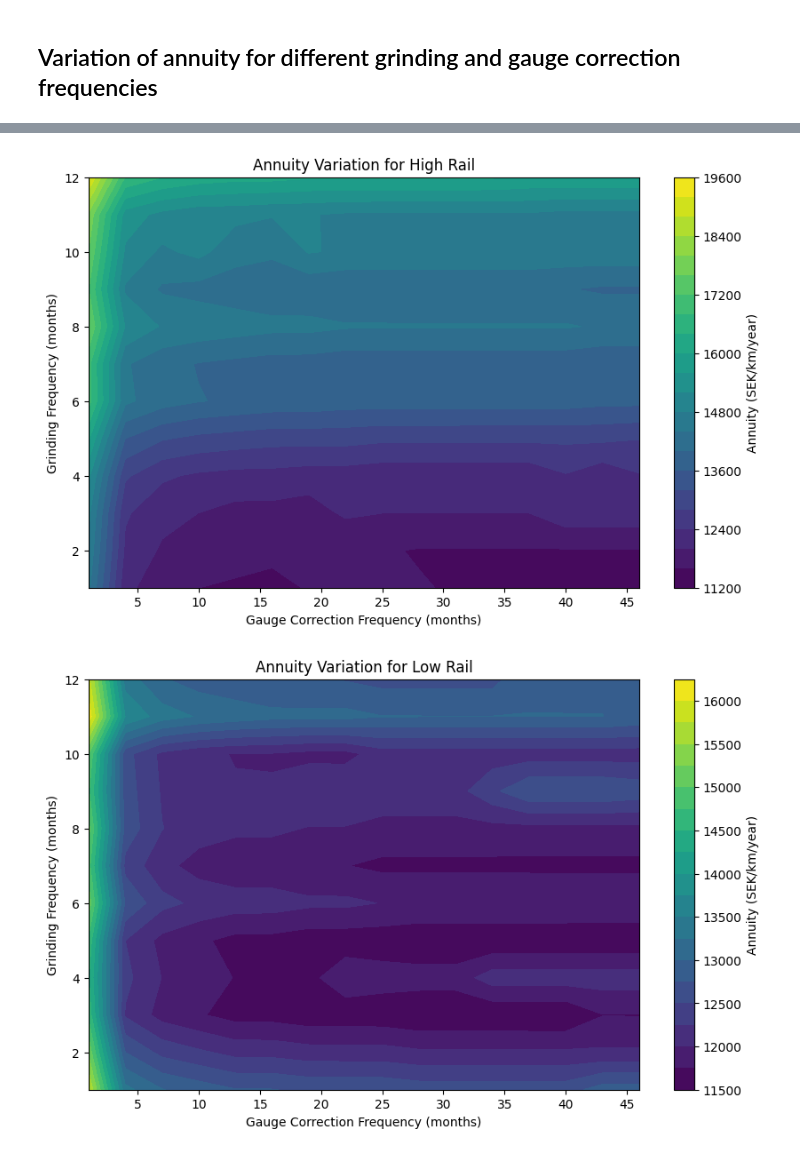
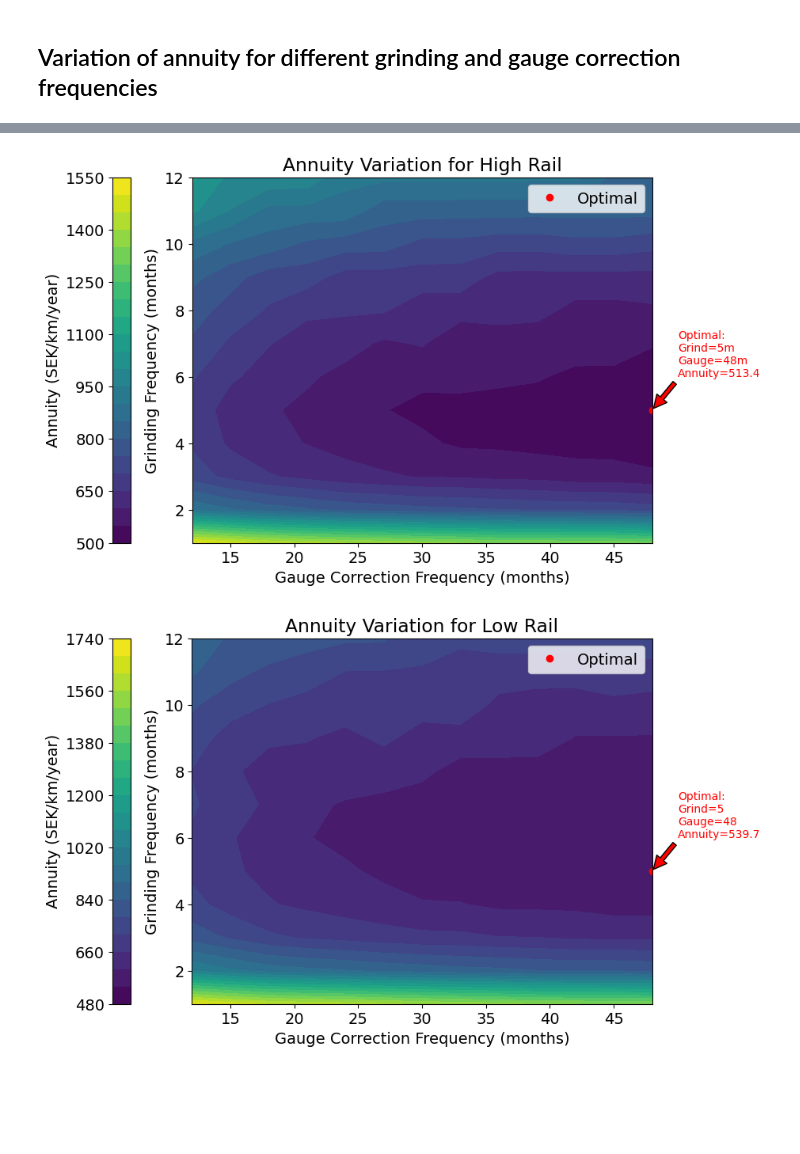
Before and after one commit to abdeaitali/rurut, a Jupyter notebook: LCC/rals_livslangd_python/notebooks/notebook_LCC_rail_single.ipynb, the cells around one changed output, grey strips where cells are left out. Saved outputs shown, nothing was run; the diff lists cells and outputs as text; code cells hidden in the pictures; blank space fills up the shorter version.

```diff
--- a/LCC/rals_livslangd_python/notebooks/notebook_LCC_rail_single.ipynb
+++ b/LCC/rals_livslangd_python/notebooks/notebook_LCC_rail_single.ipynb
@@ -104,19 +104,9 @@ lifetime_highs = []
 for freq in grinding_freqs:
     # Use the same gauge_freq as before
     maint_strategy = (freq, gauge_freq)
-    ann_low, life_low = get_annuity_refactored(data_df_interpolated, maint_strategy, high_or_low_rail='Inner')
-    ann_high, life_high = get_annuity_refactored(data_df_interpolated, maint_strategy, high_or_low_rail='High')
+    ann_low, life_low, _ = get_annuity_refactored(data_df_interpolated, maint_strategy, high_or_low_rail='Inner')
+    ann_high, life_high, _ = get_annuity_refactored(data_df_interpolated, maint_strategy, high_or_low_rail='High')
     annuity_lows.append(ann_low)
     annuity_highs.append(ann_high)
     lifetime_lows.append(life_low)
     lifetime_highs.append(life_high)
-
-plt.figure(figsize=(8, 5))
-plt.plot(grinding_freqs, annuity_lows, marker='o', label='Low rail')
-plt.plot(grinding_freqs, annuity_highs, marker='s', label='High rail')
-plt.xlabel('Grinding frequency (months)')
-plt.ylabel('Annuity (SEK/km/year)')
-plt.title('Annuity vs. Grinding Frequency (gauge frequency = 48 months)')
-plt.legend()
-plt.grid(True)
-plt.show()
@@ -143,7 +150,7 @@ import numpy as np
 
 # Define frequency ranges
 grinding_range = range(1, 13)  # 1 to 12 months
-gauge_range = range(1, 49, 3)  # 1 to 48 months, skipping every third
+gauge_range = range(12, 49, 3)  # 1 to 48 months, step 4
 
 # Prepare result arrays
 annuity_matrix_high = np.zeros((len(grinding_range), len(gauge_range)))
@@ -155,8 +162,8 @@ lifetime_matrix_low = np.zeros((len(grinding_range), len(gauge_range)))
 for i, grind_freq in enumerate(grinding_range):
     for j, gauge_freq in enumerate(gauge_range):
         strategy = (grind_freq, gauge_freq)
-        ann_high, life_high = get_annuity_refactored(data_df_interpolated, strategy, high_or_low_rail='High')
-        ann_low, life_low = get_annuity_refactored(data_df_interpolated, strategy, high_or_low_rail='Inner')
+        ann_high, life_high, _ = get_annuity_refactored(data_df_interpolated, strategy, high_or_low_rail='High')
+        ann_low, life_low, _ = get_annuity_refactored(data_df_interpolated, strategy, high_or_low_rail='Inner')
         annuity_matrix_high[i, j] = ann_high
         lifetime_matrix_high[i, j] = life_high
         annuity_matrix_low[i, j] = ann_low
@@ -164,25 +173,49 @@ for i, grind_freq in enumerate(grinding_range):
 # %%
+# Find optimal for high rail
+min_index_high = np.unravel_index(np.argmin(annuity_matrix_high), annuity_matrix_high.shape)
+opt_grind_high = grinding_range[min_index_high[0]]
+opt_gauge_high = gauge_range[min_index_high[1]]
+opt_ann_high = annuity_matrix_high[min_index_high]
+
 # Plot for High Rail
 plt.figure(figsize=(10, 6))
 X, Y = np.meshgrid(gauge_range, grinding_range)
 cp = plt.contourf(X, Y, annuity_matrix_high, levels=20, cmap='viridis')
-plt.colorbar(cp, label='Annuity (SEK/km/year)')
+plt.colorbar(cp, label='Annuity (SEK/km/year)', orientation='vertical', ax=plt.gca(), location='left')
 plt.xlabel('Gauge Correction Frequency (months)')
 plt.ylabel('Grinding Frequency (months)')
 plt.title('Annuity Variation for High Rail')
+# Mark optimal point
+plt.plot(opt_gauge_high, opt_grind_high, 'ro', label='Optimal')
+plt.legend()
+plt.annotate(f'Optimal:\nGrind={opt_grind_high}m\nGauge={opt_gauge_high}m\nAnnuity={opt_ann_high:.1f}',
+             xy=(opt_gauge_high, opt_grind_high), xytext=(opt_gauge_high+2, opt_grind_high+1),
+             arrowprops=dict(facecolor='red', shrink=0.05), fontsize=10, color='red')
 plt.show()
+
+# Find optimal for low rail
+min_index_low = np.unravel_index(np.argmin(annuity_matrix_low), annuity_matrix_low.shape)
+opt_grind_low = grinding_range[min_index_low[0]]
+opt_gauge_low = gauge_range[min_index_low[1]]
+opt_ann_low = annuity_matrix_low[min_index_low]
 
 # Plot for Low Rail
 plt.figure(figsize=(10, 6))
 cp = plt.contourf(X, Y, annuity_matrix_low, levels=20, cmap='viridis')
-plt.colorbar(cp, label='Annuity (SEK/km/year)')
+plt.colorbar(cp, label='Annuity (SEK/km/year)', orientation='vertical', ax=plt.gca(), location='left')
 plt.xlabel('Gauge Correction Frequency (months)')
 plt.ylabel('Grinding Frequency (months)')
 plt.title('Annuity Variation for Low Rail')
+# Mark optimal point
+plt.plot(opt_gauge_low, opt_grind_low, 'ro', label='Optimal')
+plt.legend()
+plt.annotate(f'Optimal:\nGrind={opt_grind_low}\nGauge={opt_gauge_low}\nAnnuity={opt_ann_low:.1f}',
+             xy=(opt_gauge_low, opt_grind_low), xytext=(opt_gauge_low+2, opt_grind_low+1),
+             arrowprops=dict(facecolor='red', shrink=0.05), fontsize=10, color='red')
 plt.show()
 # %% [output]
-[figure, old version]
+[figure, new version]
-[figure, old version]
+[figure, new version]
 # %%
 # Find optimal for high rail
 min_index_high = np.unravel_index(np.argmin(annuity_matrix_high), annuity_matrix_high.shape)
```
Also changed, not shown: parts of 9 cells of this notebook, 22 other files.
